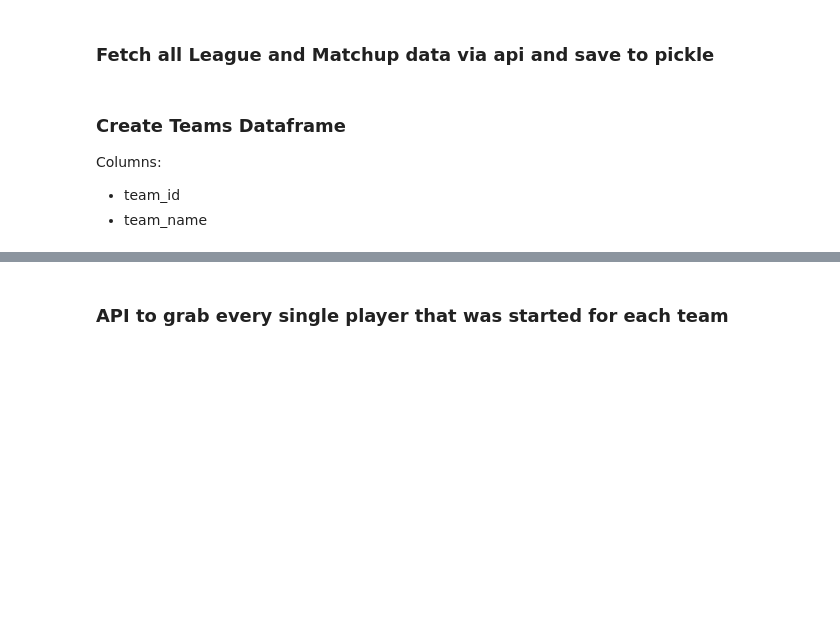
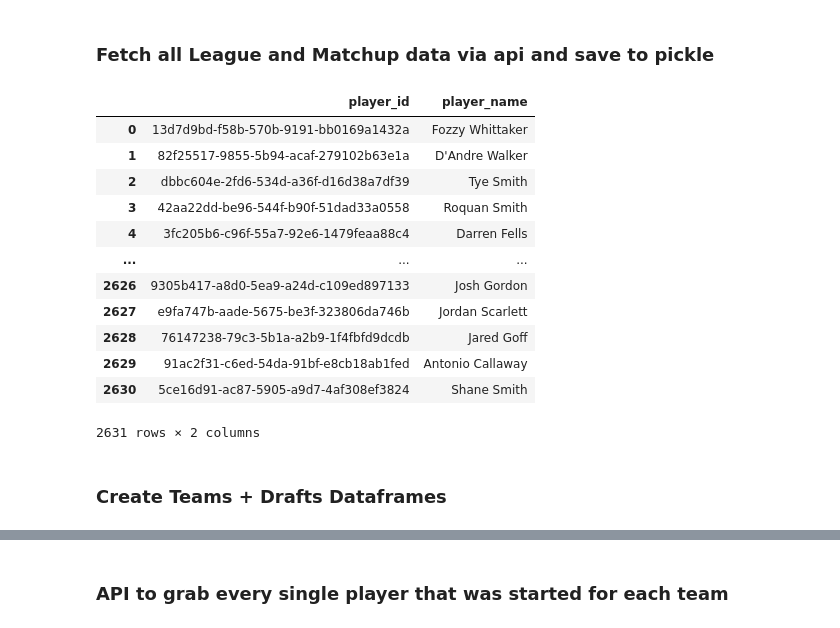
Before and after one commit to serdarevichar8/fantasy-football-website, a Jupyter notebook: fantasy-football-data.ipynb, the cells around one changed output, grey strips where cells are left out. Drawn from its saved outputs; the diff is of its cells as text; code cells hidden in the pictures; blank space fills up the shorter version.

```diff
--- a/fantasy-football-data.ipynb
+++ b/fantasy-football-data.ipynb
@@ -59,7 +61,24 @@ with open('database/espn-data.pkl', 'rb') as file:
+# %%
+league = data_new['Leagues'][0]['League']
+d = league.player_map
+d.keys()
+ddd = [{'player_id':str(uuid.uuid5(namespace=NAMESPACE, name=player)), 'player_name':player} for player in d.keys() if type(player) == str]
+
+pd.DataFrame(ddd)
+# %% [output]
+|  | player_id | player_name |
+| 0 | 13d7d9bd-f58b-570b-9191-bb0169a1432a | Fozzy Whittaker |
+| 1 | 82f25517-9855-5b94-acaf-279102b63e1a | D'Andre Walker |
+| 2 | dbbc604e-2fd6-534d-a36f-d16d38a7df39 | Tye Smith |
+| 3 | 42aa22dd-be96-544f-b90f-51dad33a0558 | Roquan Smith |
+| 4 | 3fc205b6-c96f-55a7-92e6-1479feaa88c4 | Darren Fells |
+| ... | ... | ... |
+| 2626 | 9305b417-a8d0-5ea9-a24d-c109ed897133 | Josh Gordon |
+| 2627 | e9fa747b-aade-5675-be3f-323806da746b | Jordan Scarlett |
+| 2628 | 76147238-79c3-5b1a-a2b9-1f4fbfd9dcdb | Jared Goff |
+| 2629 | 91ac2f31-c6ed-54da-91bf-e8cb18ab1fed | Antonio Callaway |
+| 2630 | 5ce16d91-ac87-5905-a9d7-4af308ef3824 | Shane Smith |
+2631 rows × 2 columns
 # %% [markdown]
-### Create Teams Dataframe
-
-Columns:
- - team_id
- - team_name
+### Create Teams + Drafts Dataframes
 # %%
```
Also changed, not shown: parts of 5 cells of this notebook, 1 other file.
